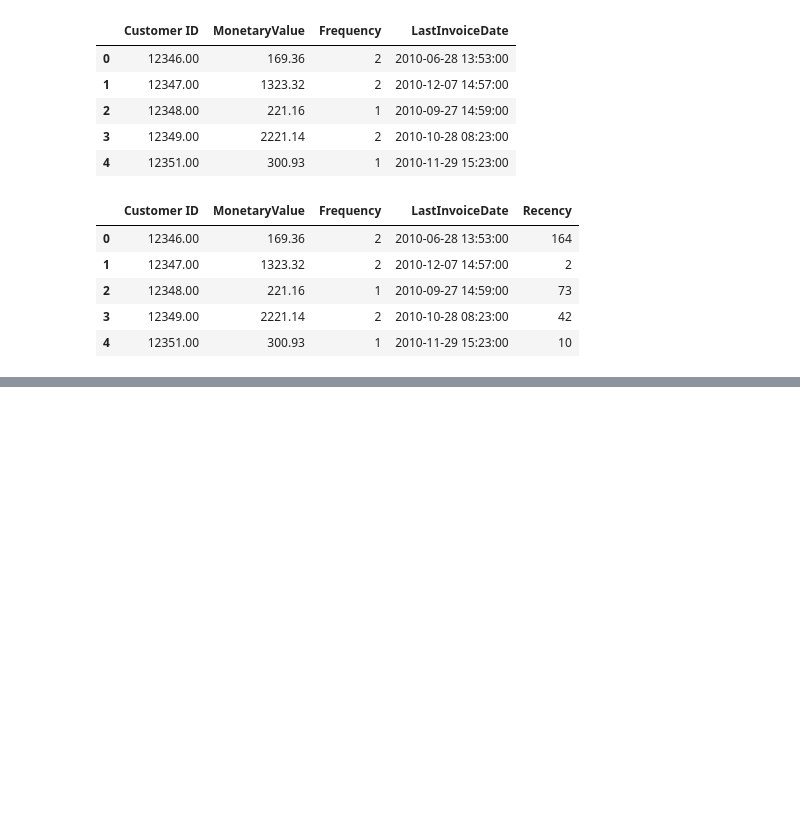
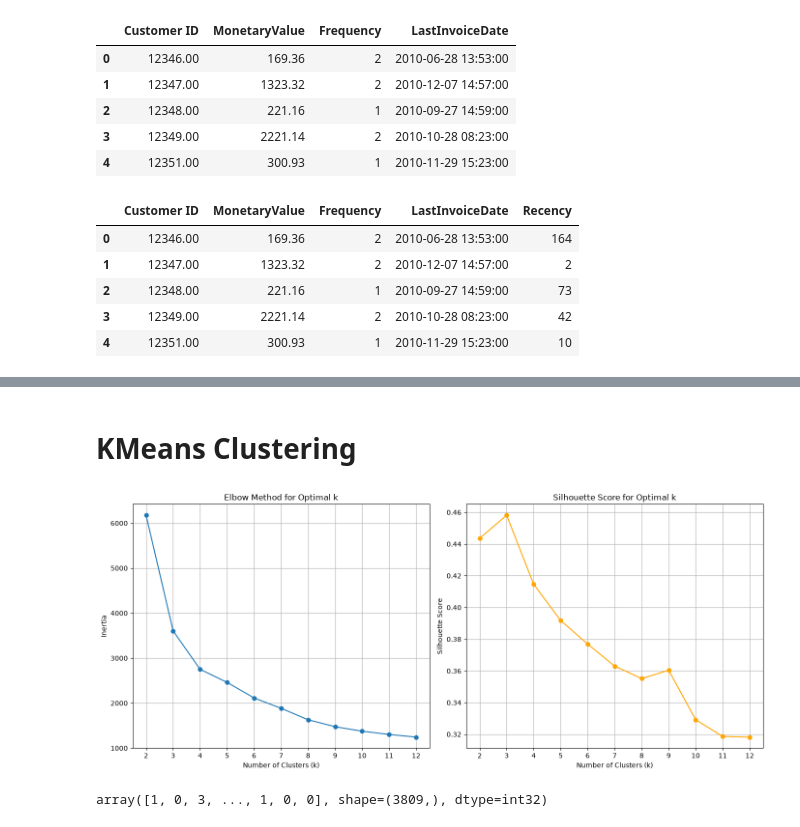
Before and after one commit to skyaax/Online-Retail, a Jupyter notebook: online-retail-data-clustering.ipynb, the cells around one changed output, grey strips where cells are left out. Saved outputs shown, nothing was run; the diff lists cells and outputs as text; code cells hidden in the pictures; blank space fills up the shorter version.

```diff
--- a/online-retail-data-clustering.ipynb
+++ b/online-retail-data-clustering.ipynb
@@ -286,0 +493,44 @@ plt.show()
+# %% [markdown]
+# KMeans Clustering
+# %%
+max_k = 12
+
+inertia = []
+k_values = range(2,max_k+1)
+silhouette_scores = []
+for k in k_values:
+    kmeans = KMeans(n_clusters=k, random_state=9, max_iter = 1000)
+    cluster_labels = kmeans.fit_predict(scaled_data_df)
+    sil_score = silhouette_score(scaled_data_df, cluster_labels)
+    silhouette_scores.append(sil_score)
+    inertia.append(kmeans.inertia_)
+
+plt.figure(figsize=(14,6))
+plt.subplot(1, 2, 1)
+plt.plot(k_values, inertia, marker='o')
+plt.xlabel('Number of Clusters (k)')
+plt.ylabel('Inertia')
+plt.title('Elbow Method for Optimal k')
+plt.xticks(k_values)
+plt.grid()
+
+plt.subplot(1, 2, 2)
+plt.plot(k_values, silhouette_scores, marker='o', color='orange')
+plt.xlabel('Number of Clusters (k)')
+plt.ylabel('Silhouette Score')
+plt.title('Silhouette Score for Optimal k')
+plt.xticks(k_values)
+plt.grid()
+
+plt.tight_layout()
+plt.show()
+# %% [output]
+[figure, added]
+# %%
+kmeans = KMeans(n_clusters=4, random_state=9, max_iter = 1000)
+
+cluster_labels = kmeans.fit_predict(scaled_data_df)
+
+cluster_labels
+# %% [output]
+array([1, 0, 3, ..., 1, 0, 0], shape=(3809,), dtype=int32)
```
Also changed, not shown: parts of 30 cells of this notebook.
